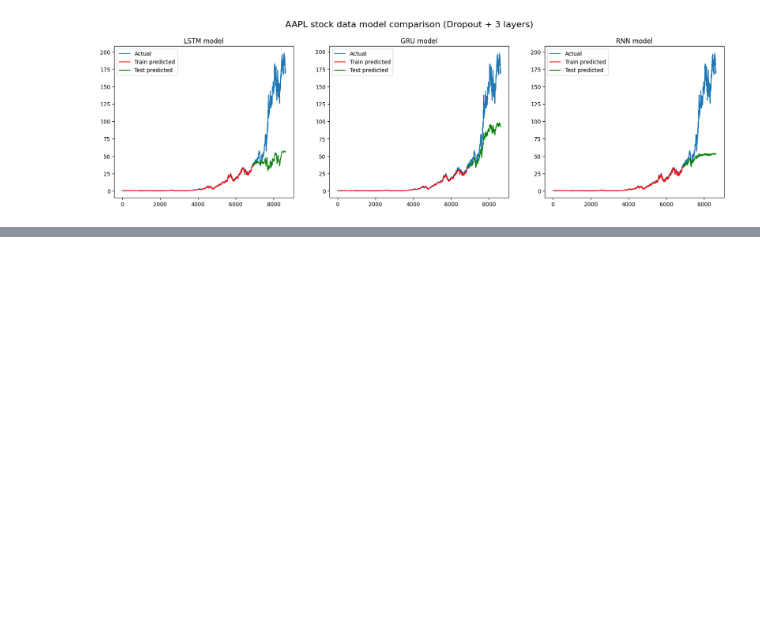
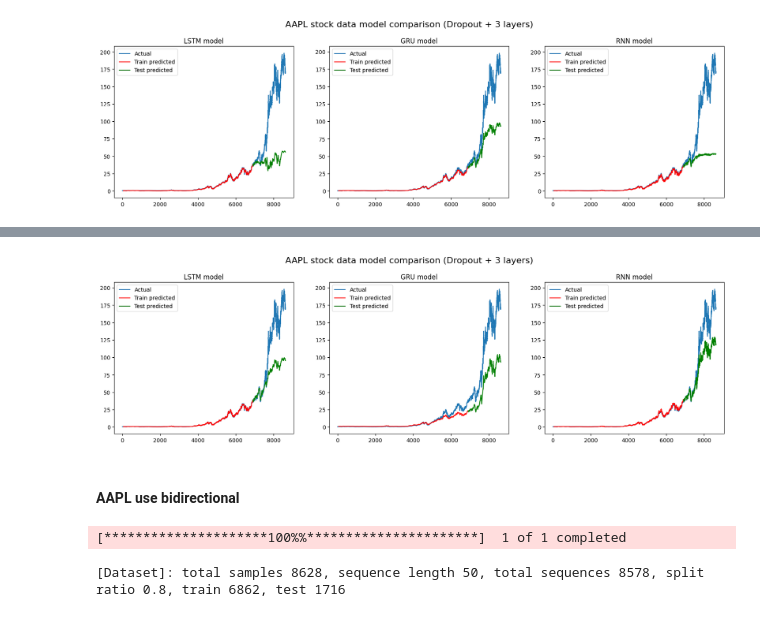
Before and after one commit to Ignatella/SEM-8-SSN, a Jupyter notebook: ssn-lab-04.ipynb, the cells around one changed output, grey strips where cells are left out. Drawn from its saved outputs; the diff is of its cells as text; code cells hidden in the pictures; blank space fills up the shorter version.

```diff
--- a/ssn-lab-04.ipynb
+++ b/ssn-lab-04.ipynb
@@ -1281,0 +1424,16 @@ plot_all_results(
+# %%
+plot_all_results(
+    title='AAPL stock data model comparison (Dropout + 3 layers)',
+    lookback=lookback,
+    actual=df['Open'].values,
+    train_preds_lstm=scaler.inverse_transform(train_preds_lstm.reshape(-1, 1)).flatten(),
+    test_preds_lstm=scaler.inverse_transform(test_preds_lstm.reshape(-1, 1)).flatten(),
+    train_preds_gru=scaler.inverse_transform(train_preds_gru.reshape(-1, 1)).flatten(),
+    test_preds_gru=scaler.inverse_transform(test_preds_gru.reshape(-1, 1)).flatten(),
+    train_preds_rnn=scaler.inverse_transform(train_preds_rnn.reshape(-1, 1)).flatten(),
+    test_preds_rnn=scaler.inverse_transform(test_preds_rnn.reshape(-1, 1)).flatten()
+)
+# %% [output]
+[figure, added]
+# %% [markdown]
+#### AAPL use bidirectional
@@ -1281,0 +1449,4 @@ plot_all_results(
+# %%
+df = yf.download('AAPL', start=start_date, end=end_date)
+# %% [output]
+[*********************100%%**********************]  1 of 1 completed
@@ -1281,0 +1456,8 @@ plot_all_results(
+# %%
+ds = FunctionDataset(scaled_data, lookback=lookback, split_ratio=0.8)
+
+train_shuffle_loader = data.DataLoader(ds.get_train_ds(), shuffle=True, batch_size=batch_size)
+train_not_shuffle_loader = data.DataLoader(ds.get_train_ds(), shuffle=False, batch_size=batch_size)
+test_loader = data.DataLoader(ds.get_test_ds(), shuffle=False, batch_size=batch_size)
+# %% [output]
+[Dataset]: total samples 8628, sequence length 50, total sequences 8578, split ratio 0.8, train 6862, test 1716
```
Also changed, not shown: parts of 29 cells of this notebook.
